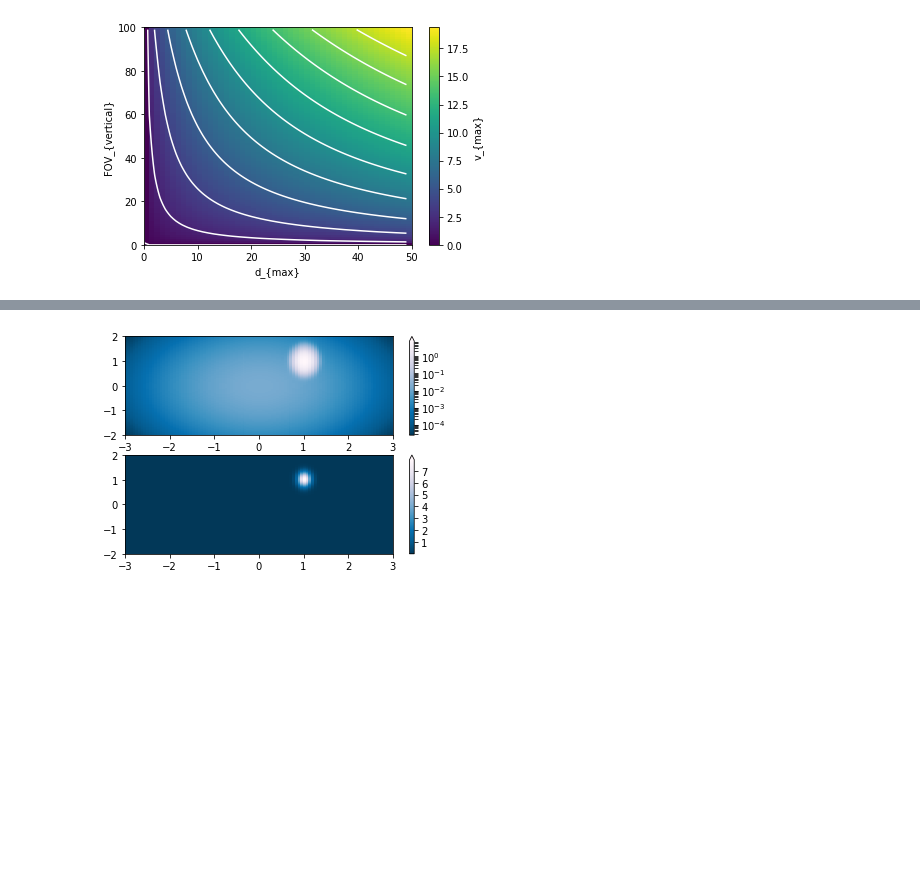
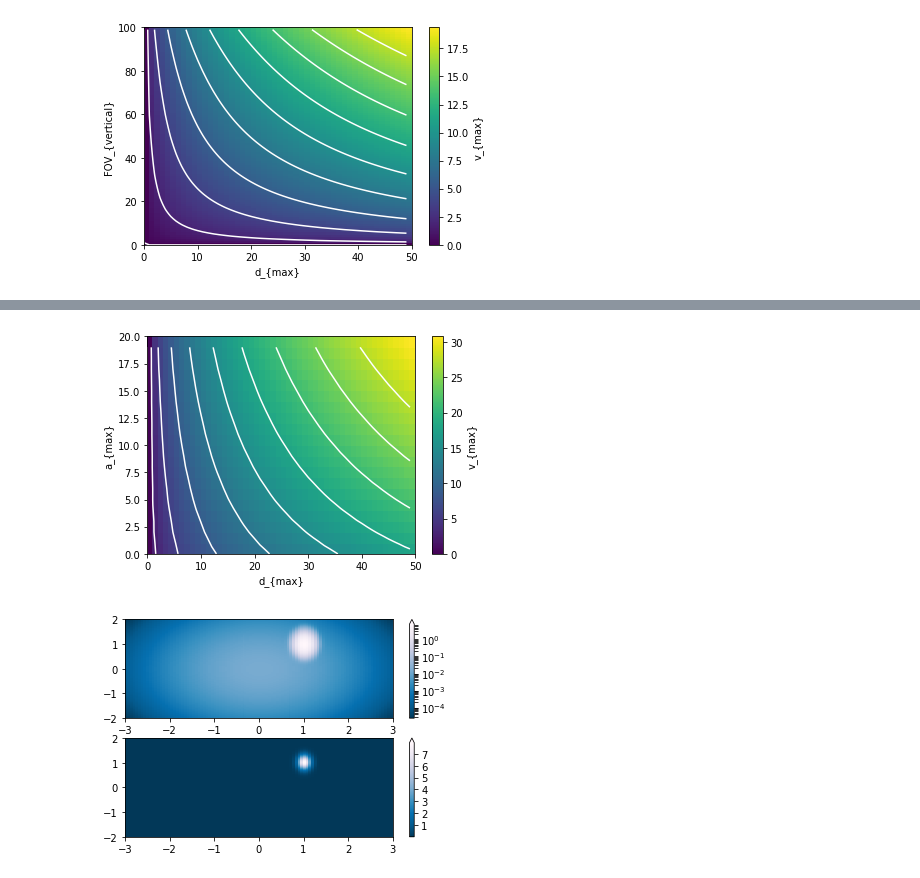
Before and after one commit to peteflorence/analysis-nanomap, a Jupyter notebook: Why memory.ipynb, the cells around one changed output, grey strips where cells are left out. Drawn from its saved outputs; the diff is of its cells as text; code cells hidden in the pictures; blank space fills up the shorter version.

```diff
--- a/Why memory.ipynb
+++ b/Why memory.ipynb
@@ -77,3 +77,28 @@ plt.show()
+# %%
+def f2(dmax,amax):
+    return np.sqrt(2*dmax*amax/3)
+
+# dmax
+xmin = 0
+xmax = 50
+
+# amax
+ymin = 10
+ymax = 30
+
+z = numpy.array([[f2(x, y) for x in range(xmin,xmax)] for y in range(ymin,ymax)])
+
+plt.pcolormesh(z)
+plt.colorbar(label='v_{max}')
+curves = 10
+m = max([max(row) for row in z])
+levels = numpy.arange(0, m, (1 / float(curves)) * m)
+plt.contour(z, colors="white", levels=levels)
+plt.xlabel('d_{max}')
+plt.ylabel('a_{max}')
+plt.show()
+# %% [output]
+[figure, added]
 # %%
 """
 Demonstration of using norm to map colormaps onto data in non-linear ways.
```
Also changed, not shown: parts of 1 cell of this notebook.
